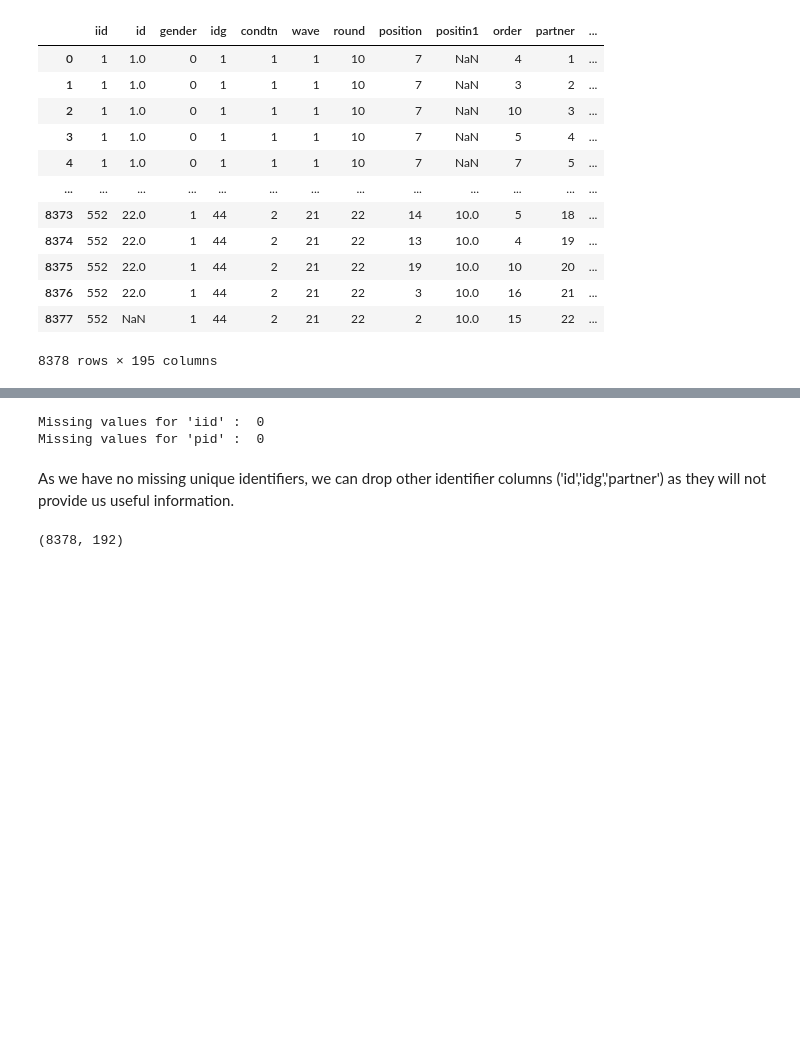
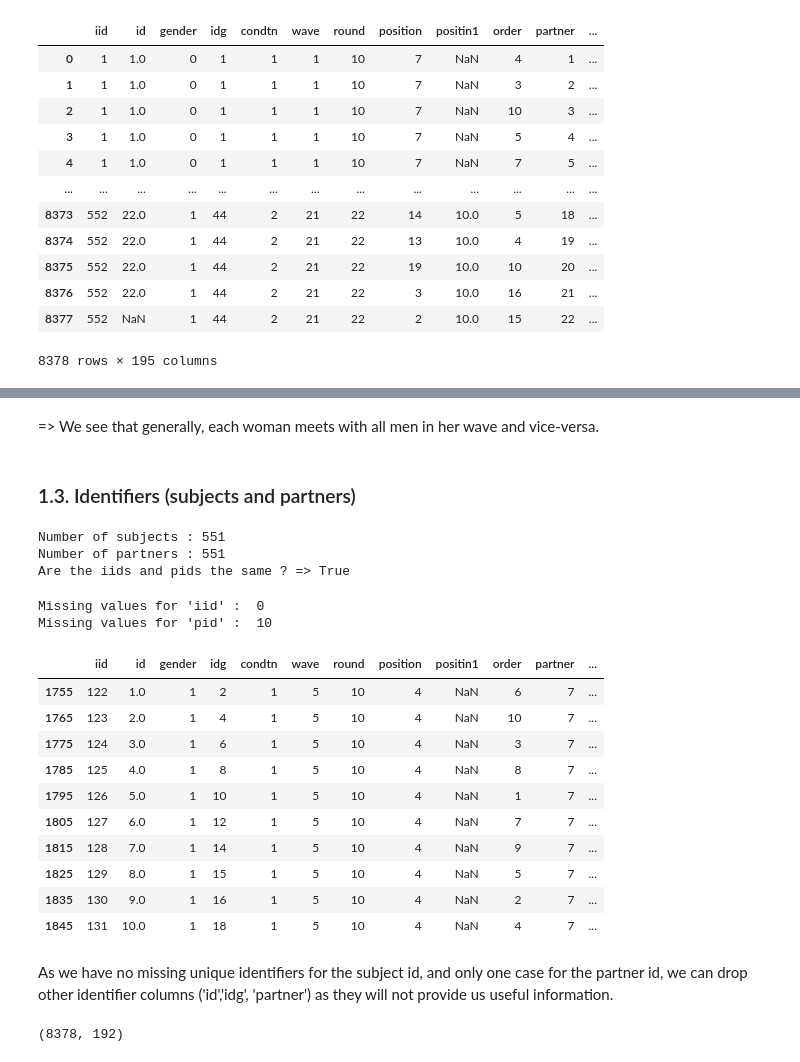
Before and after one commit to Acsts/EDA--Speed_Dating_Experiment, a Jupyter notebook: Project-Speed_Dating.ipynb, the cells around one changed output, grey strips where cells are left out. Drawn from its saved outputs; the diff is of its cells as text; code cells hidden in the pictures; blank space fills up the shorter version.

```diff
--- a/Project-Speed_Dating.ipynb
+++ b/Project-Speed_Dating.ipynb
@@ -66,11 +134,37 @@ In a similar way, the partner is identified by :
+# %% [markdown]
+=> We see that generally, each woman meets with all men in her wave and vice-versa.
+# %% [markdown]
+### 1.3. Identifiers (subjects and partners)
+# %%
+print(f"Number of subjects : {len(df['iid'][df['iid'].notna()].unique())}")
+print(f"Number of partners : {len(df['pid'][df['pid'].notna()].unique())}")
+print(f"Are the iids and pids the same ? => {np.array_equal(np.sort(df['iid'][df['iid'].notna()].unique()), np.sort(df['pid'][df['pid'].notna()].unique()))}")
+# %% [output]
+Number of subjects : 551
+Number of partners : 551
+Are the iids and pids the same ? => True
 # %%
 print("Missing values for 'iid' : ", df['iid'].isnull().sum())
-print("Missing values for 'pid' : ", df['iid'].isnull().sum())
+print("Missing values for 'pid' : ", df['pid'].isnull().sum())
 # %% [output]
 Missing values for 'iid' :  0
-Missing values for 'pid' :  0
+Missing values for 'pid' :  10
+# %%
+df[df['pid'].isna()]
+# %% [output]
+|  | iid | id | gender | idg | condtn | wave | round | position | positin1 | order | partner | ... |
+| 1755 | 122 | 1.0 | 1 | 2 | 1 | 5 | 10 | 4 | NaN | 6 | 7 | ... |
+| 1765 | 123 | 2.0 | 1 | 4 | 1 | 5 | 10 | 4 | NaN | 10 | 7 | ... |
+| 1775 | 124 | 3.0 | 1 | 6 | 1 | 5 | 10 | 4 | NaN | 3 | 7 | ... |
+| 1785 | 125 | 4.0 | 1 | 8 | 1 | 5 | 10 | 4 | NaN | 8 | 7 | ... |
+| 1795 | 126 | 5.0 | 1 | 10 | 1 | 5 | 10 | 4 | NaN | 1 | 7 | ... |
+| 1805 | 127 | 6.0 | 1 | 12 | 1 | 5 | 10 | 4 | NaN | 7 | 7 | ... |
+| 1815 | 128 | 7.0 | 1 | 14 | 1 | 5 | 10 | 4 | NaN | 9 | 7 | ... |
+| 1825 | 129 | 8.0 | 1 | 15 | 1 | 5 | 10 | 4 | NaN | 5 | 7 | ... |
+| 1835 | 130 | 9.0 | 1 | 16 | 1 | 5 | 10 | 4 | NaN | 2 | 7 | ... |
+| 1845 | 131 | 10.0 | 1 | 18 | 1 | 5 | 10 | 4 | NaN | 4 | 7 | ... |
 # %% [markdown]
-As we have no missing unique identifiers, we can drop other identifier columns ('id','idg','partner') as they will not provide us useful information.
+As we have no missing unique identifiers for the subject id, and only one case for the partner id, we can drop other identifier columns ('id','idg', 'partner') as they will not provide us useful information.
 # %%
 df = df.drop(['id','idg','partner'], axis = 1)
 print(df.shape)
```
Also changed, not shown: parts of 8 cells of this notebook.
